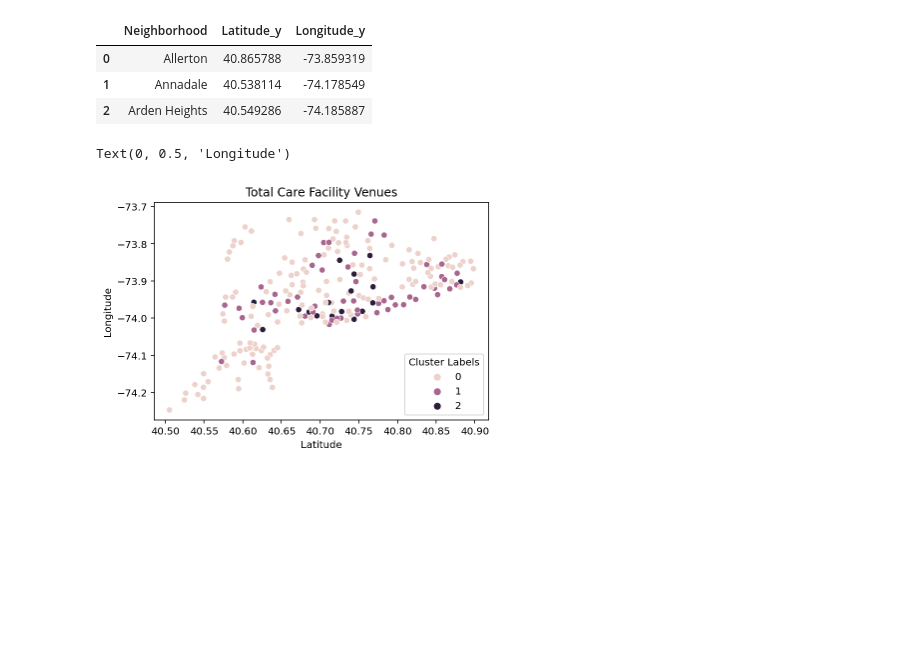
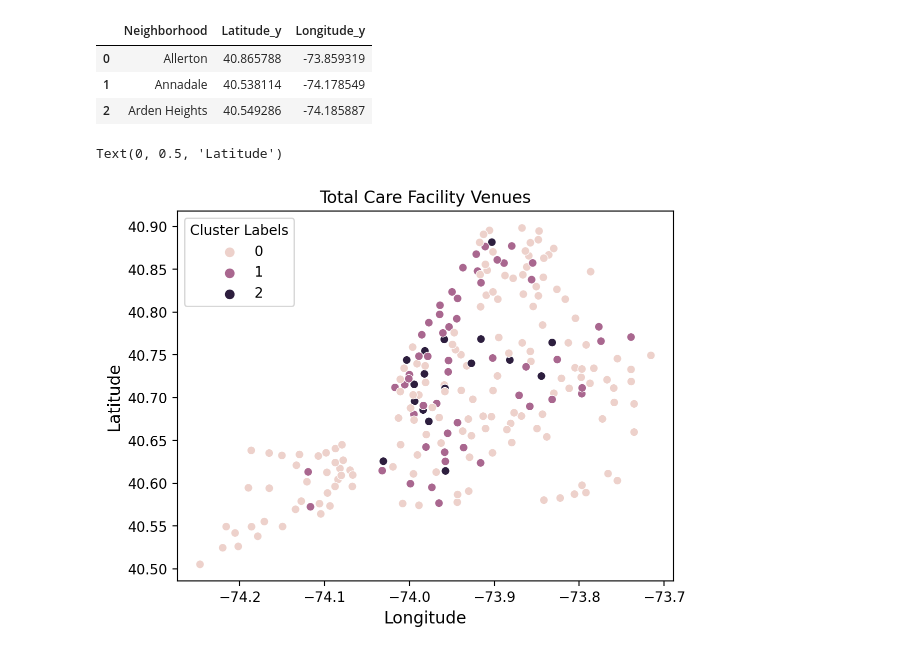
Before and after one commit to edubf22/nyc-neighborhoods, a Jupyter notebook: src/KMeans_clustering.ipynb, the cells around one changed output. Cells and saved outputs as stored; diff of their text form; code cells hidden in the pictures; blank space fills up the shorter version.

```diff
--- a/src/KMeans_clustering.ipynb
+++ b/src/KMeans_clustering.ipynb
@@ -101,5 +92,5 @@ Text(0, 0.5, 'Longitude')
 # %%
 # Isolate Category, lat and lon of Venues
-df1 = nyc_health_borough1[['Category', 'Latitude_x', 'Longitude_x']]
+df1 = nyc_health_borough1[['Category', 'Longitude_x', 'Latitude_x']]
 df1.head()
 # %% [output]
@@ -681,7 +643,6 @@ nyc_health_borough.head(3)
 venue_neighborhood = nyc_health_borough.groupby('Neighborhood').count().drop(
     ['Category', 'Latitude_x', 'Longitude_x', 'ZIP', 'Borough', 'Longitude_y', 'Latitude_y'],
     axis=1)
-venue_neighborhood = venue_neighborhood.drop(['Unnamed: 0'], axis=1)
 venue_neighborhood.head(3)
 # %% [output]
 |  | Venue |
@@ -740,16 +701,16 @@ coords.head(3)
 venue_neighborhood_labeled = pd.merge(coords, venue_neighborhood_scaled, on='Neighborhood')
 # %%
 # Visualize the clusters using seaborn and the coordinates as X and Y
-sns.scatterplot(x=venue_neighborhood_labeled['Latitude_y'],
-                y=venue_neighborhood_labeled['Longitude_y'],
+sns.scatterplot(x=venue_neighborhood_labeled['Longitude_y'],
+                y=venue_neighborhood_labeled['Latitude_y'],
                 hue=venue_neighborhood_labeled['Cluster Labels'],
                 legend=True)
 plt.title('Total Care Facility Venues')
-plt.xlabel('Latitude')
-plt.ylabel('Longitude')
+plt.xlabel('Longitude', fontsize=12)
+plt.ylabel('Latitude', fontsize=12)
 # %% [output]
-Text(0, 0.5, 'Longitude')
+Text(0, 0.5, 'Latitude')
-[figure, old version]
+[figure, new version]
 # %%
 """Plotting the neighborhoods by total care facility.  Each Colour represents a cluster,
 with the neighborhoods that have more care facilities being of the same cluster, and
```
Also changed, not shown: parts of 27 cells of this notebook, 2 other files.
